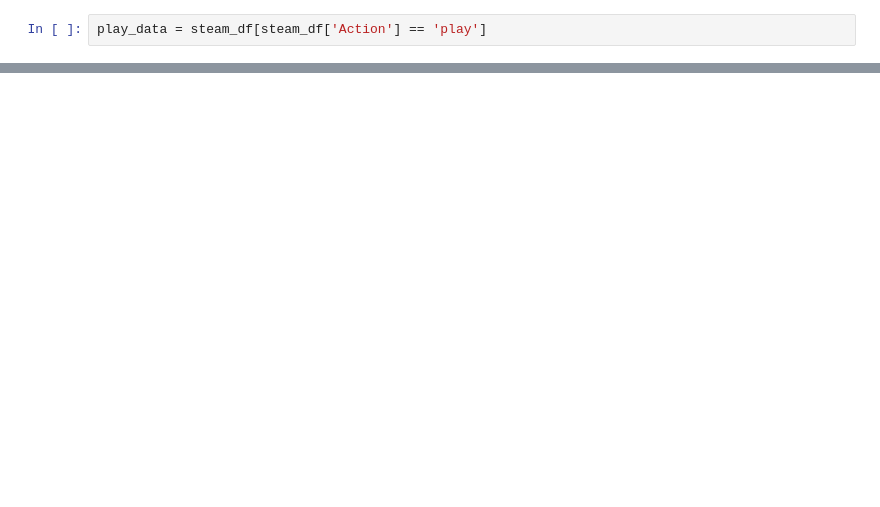
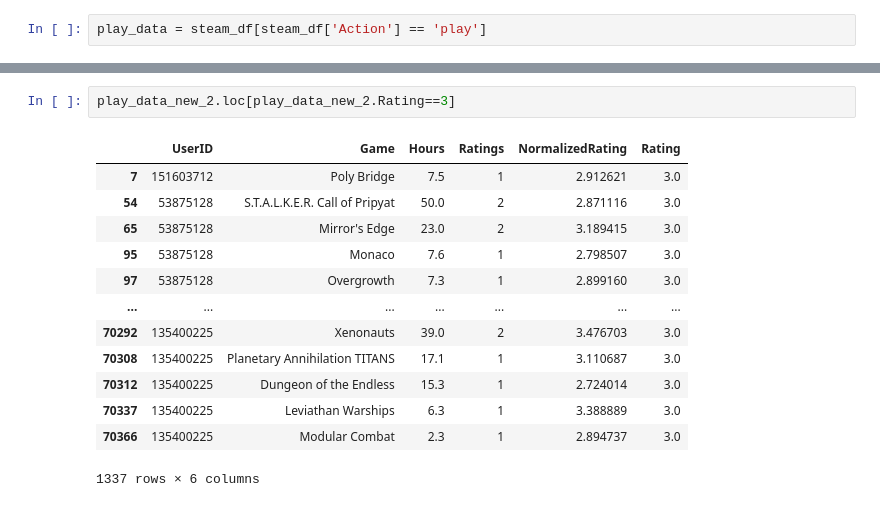
Before and after one commit to pyamin1878/Steam-Games-Rec-System, a Jupyter notebook: Rigat_N_notebook.ipynb, the cells around one changed output, grey strips where cells are left out. Drawn from its saved outputs; the diff is of its cells as text; blank space fills up the shorter version.

```diff
--- a/Rigat_N_notebook.ipynb
+++ b/Rigat_N_notebook.ipynb
@@ -156,0 +122,16 @@ RMSE: 11704.4681
+# %%
+play_data_new_2.loc[play_data_new_2.Rating==3]
+# %% [output]
+|  | UserID | Game | Hours | Ratings | NormalizedRating | Rating |
+| 7 | 151603712 | Poly Bridge | 7.5 | 1 | 2.912621 | 3.0 |
+| 54 | 53875128 | S.T.A.L.K.E.R. Call of Pripyat | 50.0 | 2 | 2.871116 | 3.0 |
+| 65 | 53875128 | Mirror's Edge | 23.0 | 2 | 3.189415 | 3.0 |
+| 95 | 53875128 | Monaco | 7.6 | 1 | 2.798507 | 3.0 |
+| 97 | 53875128 | Overgrowth | 7.3 | 1 | 2.899160 | 3.0 |
+| ... | ... | ... | ... | ... | ... | ... |
+| 70292 | 135400225 | Xenonauts | 39.0 | 2 | 3.476703 | 3.0 |
+| 70308 | 135400225 | Planetary Annihilation TITANS | 17.1 | 1 | 3.110687 | 3.0 |
+| 70312 | 135400225 | Dungeon of the Endless | 15.3 | 1 | 2.724014 | 3.0 |
+| 70337 | 135400225 | Leviathan Warships | 6.3 | 1 | 3.388889 | 3.0 |
+| 70366 | 135400225 | Modular Combat | 2.3 | 1 | 2.894737 | 3.0 |
+1337 rows × 6 columns
```
Also changed, not shown: parts of 20 cells of this notebook.
